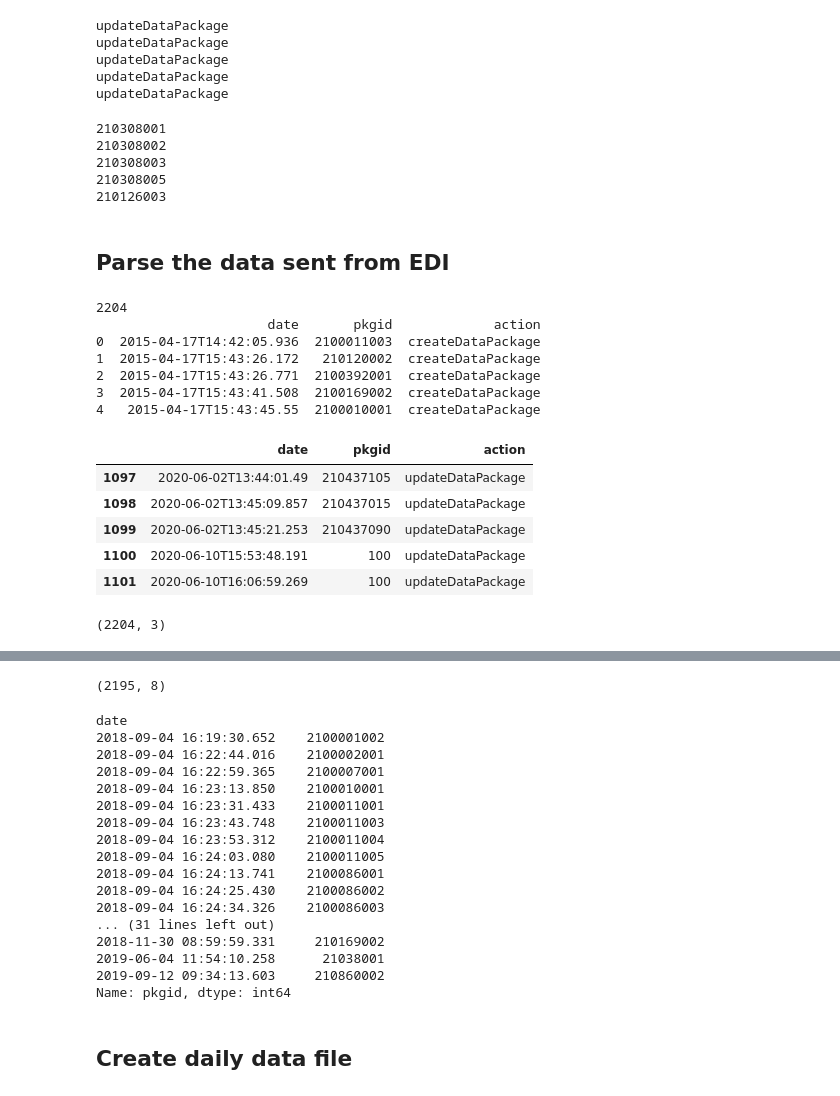
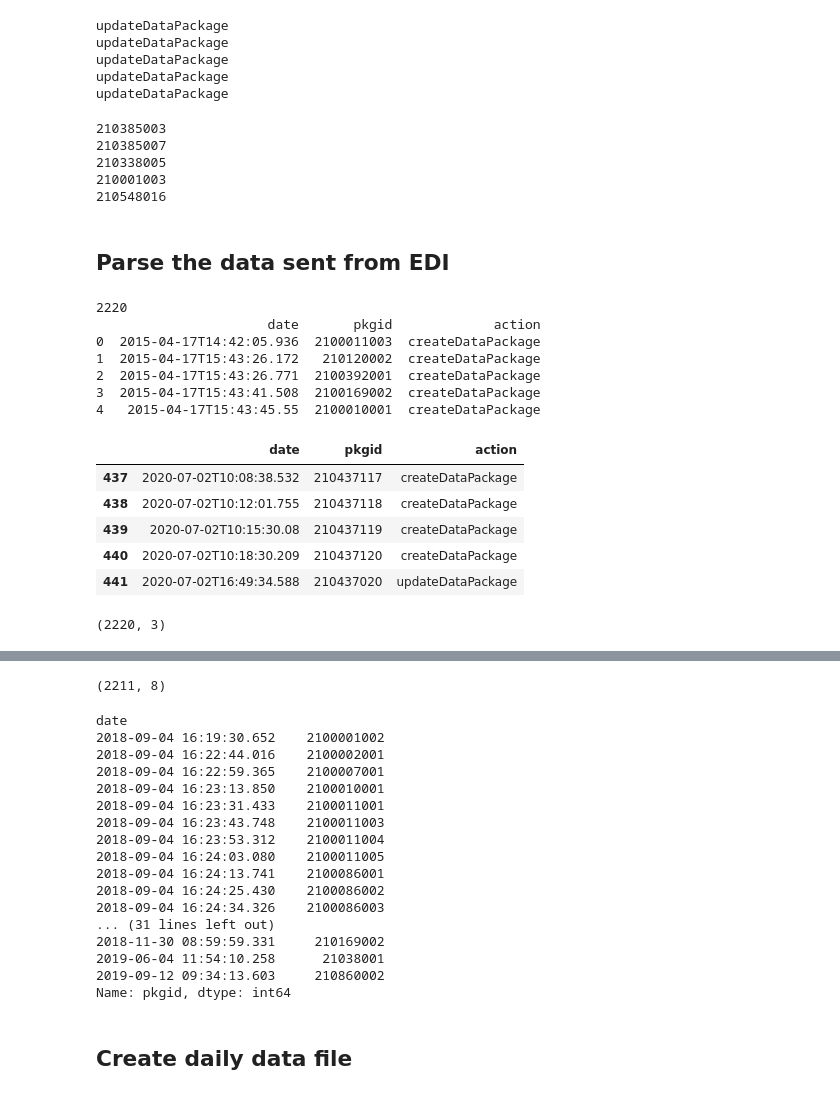
Before and after one commit to jornada-im/diagnostics, a Jupyter notebook: JRN-EDI-diagnostics.ipynb, the cells around one changed output, grey strips where cells are left out. Saved outputs shown, nothing was run; the diff lists cells and outputs as text; code cells hidden in the pictures.

```diff
--- a/JRN-EDI-diagnostics.ipynb
+++ b/JRN-EDI-diagnostics.ipynb
@@ -65,8 +79,8 @@ with open('knb-lter-jrn_20190101-20191231.xml', 'w') as f:
 #curl -i -X GET "https://pasta.lternet.edu/package/changes/eml?fromDate=2017-02-01T12:00:00&toDate=2020-01-28&scope=knb-lter-jrn"
 # This is the "List recent changes" call  https://pastaplus-core.readthedocs.io/en/latest/doc_tree/pasta_api/data_package_manager_api.html#list-recent-changes
 params = (
-    ('fromDate', '2020-01-01'),
-    #('toDate', '2019-01-01'),
+    ('fromDate', '2020-05-02'),
+    #('toDate', '2020-05-01'),
     ('scope', 'knb-lter-jrn'))#,
 #    ('environment', 'production'))
 
@@ -86,6 +100,9 @@ root_1 = tree_1.getroot()
 tree_2 = ET.parse('knb-lter-jrn_20190101-20191231.xml')
 root_2 = tree_2.getroot()
 
+tree_3 = ET.parse('knb-lter-jrn_20200101-20200501.xml')
+root_3 = tree_3.getroot()
+
 root = ET.fromstring(response.text)
 # %%
 # Number of elements (EDI changes) in root
@@ -162,11 +181,11 @@ for ID in root.iter('identifier'):
     if i < 5: print(ID.text)
     i=i+1
 # %% [output]
-210308001
-210308002
-210308003
-210308005
-210126003
+210385003
+210385007
+210338005
+210001003
+210548016
 # %% [markdown]
 ## Parse the data sent from EDI
 # %%
@@ -174,44 +193,49 @@ for ID in root.iter('identifier'):
 df_1 = pd.DataFrame({'date':[date.text for date in root_1.iter('date')],
                    'pkgid':[int(ID.text) for ID in root_1.iter('identifier')],
                    'action':[sm.text for sm in root_1.iter('serviceMethod')]}
                    )
 df_2 = pd.DataFrame({'date':[date.text for date in root_2.iter('date')],
                    'pkgid':[int(ID.text) for ID in root_2.iter('identifier')],
                    'action':[sm.text for sm in root_2.iter('serviceMethod')]}
                    )
 
-df_old = pd.concat([df_1, df_2])
+df_3 = pd.DataFrame({'date':[date.text for date in root_3.iter('date')],
+                   'pkgid':[int(ID.text) for ID in root_3.iter('identifier')],
+                   'action':[sm.text for sm in root_3.iter('serviceMethod')]}
+                   )
+
+df_old = pd.concat([df_1, df_2, df_3])
 
 # Create a dataframe from the entire record in root
 df = pd.DataFrame({'date':[date.text for date in root.iter('date')],
                    'pkgid':[int(ID.text) for ID in root.iter('identifier')],
                    'action':[sm.text for sm in root.iter('serviceMethod')]}
                    )
 df = pd.concat([df_old,df])
 
 print(len(df))
 
 print(df.head())
 
 df.tail()
 # %% [output]
-2204
+2220
                       date       pkgid             action
 0  2015-04-17T14:42:05.936  2100011003  createDataPackage
 1  2015-04-17T15:43:26.172   210120002  createDataPackage
 2  2015-04-17T15:43:26.771  2100392001  createDataPackage
 3  2015-04-17T15:43:41.508  2100169002  createDataPackage
 4   2015-04-17T15:43:45.55  2100010001  createDataPackage
 |  | date | pkgid | action |
-| 1097 | 2020-06-02T13:44:01.49 | 210437105 | updateDataPackage |
-| 1098 | 2020-06-02T13:45:09.857 | 210437015 | updateDataPackage |
-| 1099 | 2020-06-02T13:45:21.253 | 210437090 | updateDataPackage |
-| 1100 | 2020-06-10T15:53:48.191 | 100 | updateDataPackage |
-| 1101 | 2020-06-10T16:06:59.269 | 100 | updateDataPackage |
+| 437 | 2020-07-02T10:08:38.532 | 210437117 | createDataPackage |
+| 438 | 2020-07-02T10:12:01.755 | 210437118 | createDataPackage |
+| 439 | 2020-07-02T10:15:30.08 | 210437119 | createDataPackage |
+| 440 | 2020-07-02T10:18:30.209 | 210437120 | createDataPackage |
+| 441 | 2020-07-02T16:49:34.588 | 210437020 | updateDataPackage |
 # %%
 df.shape
 # %% [output]
-(2204, 3)
+(2220, 3)
 # %%
 # Make the index the date
 df.index = pd.to_datetime(df['date'])#, format='%Y-%b-%dT%H:%M:%S.%f')
@@ -249,7 +273,7 @@ deleted_pkgs = df.loc[df.action=='deleteDataPackage','pkgid']
 print(df.shape)
 deleted_pkgs
 # %% [output]
-(2195, 8)
+(2211, 8)
 date
 2018-09-04 16:19:30.652    2100001002
 2018-09-04 16:22:44.016    2100002001
```
Also changed, not shown: parts of 11 cells of this notebook, 1 other file.
